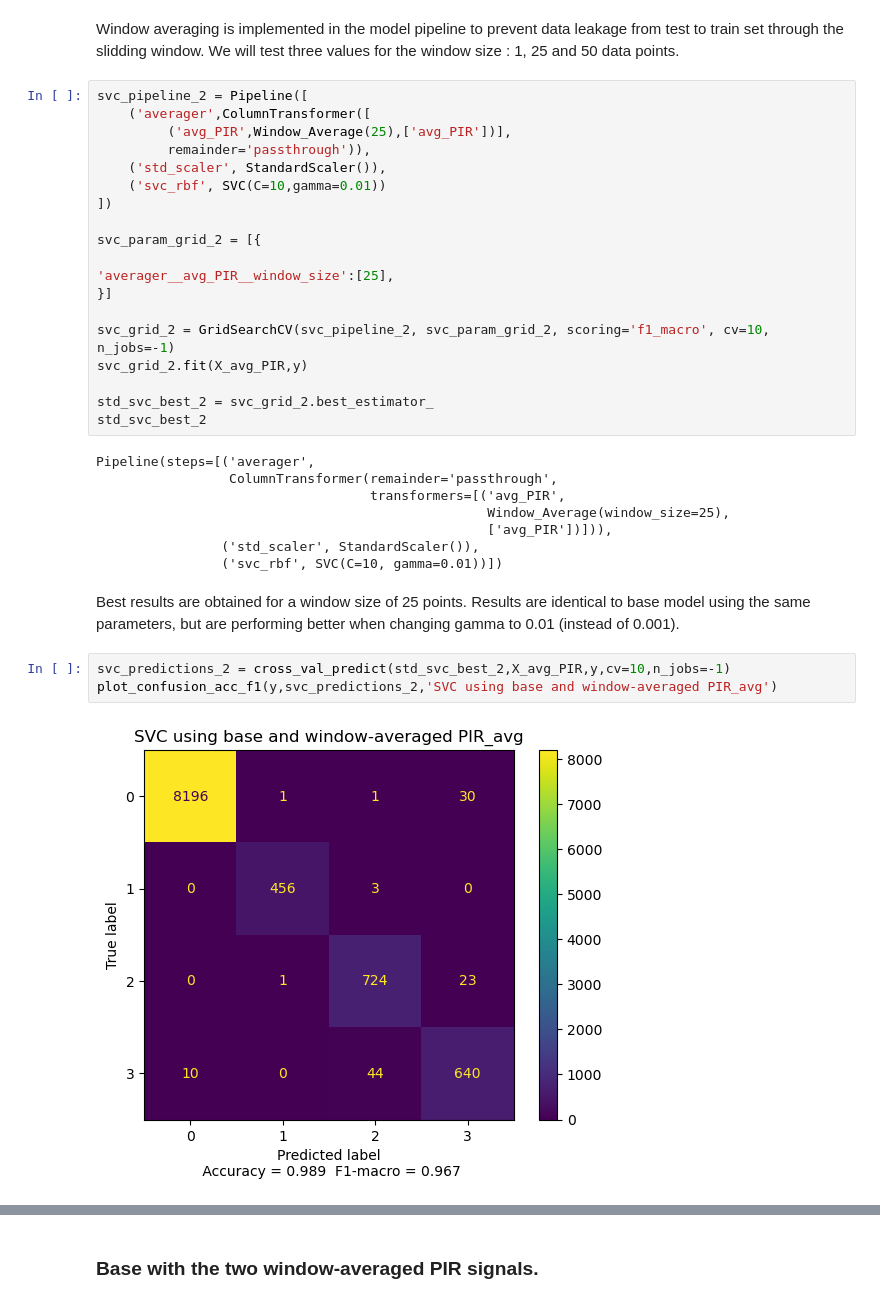
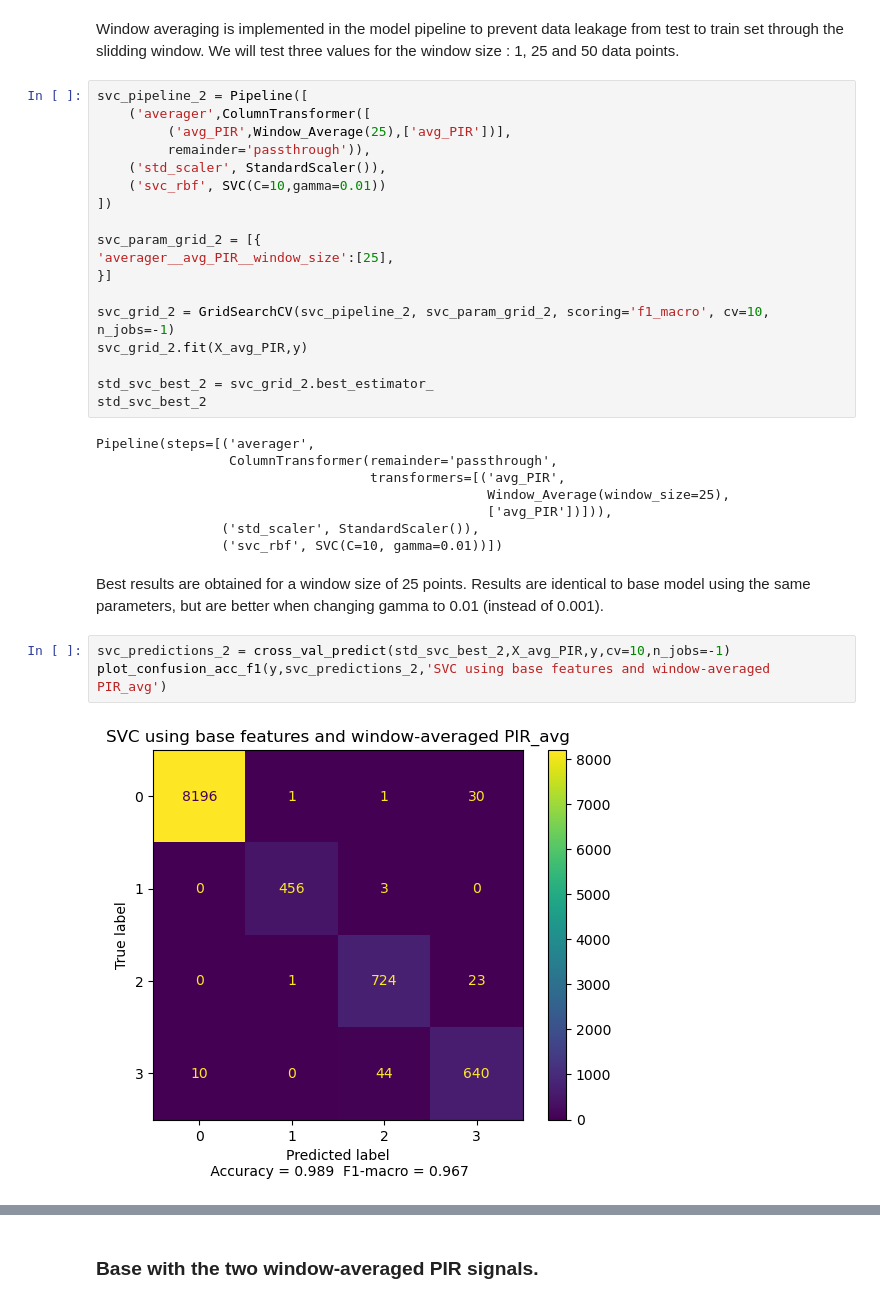
Before and after one commit to Clement-GRD/room_occupancy, a Jupyter notebook: room_occupancy.ipynb, the cells around one changed output, grey strips where cells are left out. Saved outputs shown, nothing was run; the diff lists cells and outputs as text.

```diff
--- a/room_occupancy.ipynb
+++ b/room_occupancy.ipynb
@@ -361,7 +353,6 @@ svc_pipeline_2 = Pipeline([
 ])
 
 svc_param_grid_2 = [{
-
 'averager__avg_PIR__window_size':[25],
 }]
 
@@ -379,10 +370,10 @@ Pipeline(steps=[('averager',
                 ('std_scaler', StandardScaler()),
                 ('svc_rbf', SVC(C=10, gamma=0.01))])
 # %% [markdown]
-Best results are obtained for a window size of 25 points. Results are identical to base model using the same parameters, but are performing better when changing gamma to 0.01 (instead of 0.001).
+Best results are obtained for a window size of 25 points. Results are identical to base model using the same parameters, but are better when changing gamma to 0.01 (instead of 0.001).
 # %%
 svc_predictions_2 = cross_val_predict(std_svc_best_2,X_avg_PIR,y,cv=10,n_jobs=-1)
-plot_confusion_acc_f1(y,svc_predictions_2,'SVC using base and window-averaged PIR_avg')
+plot_confusion_acc_f1(y,svc_predictions_2,'SVC using base features and window-averaged PIR_avg')
 # %% [output]
-[figure, old version]
+[figure, new version]
 # %% [markdown]
```
Also changed, not shown: parts of 28 cells of this notebook.
